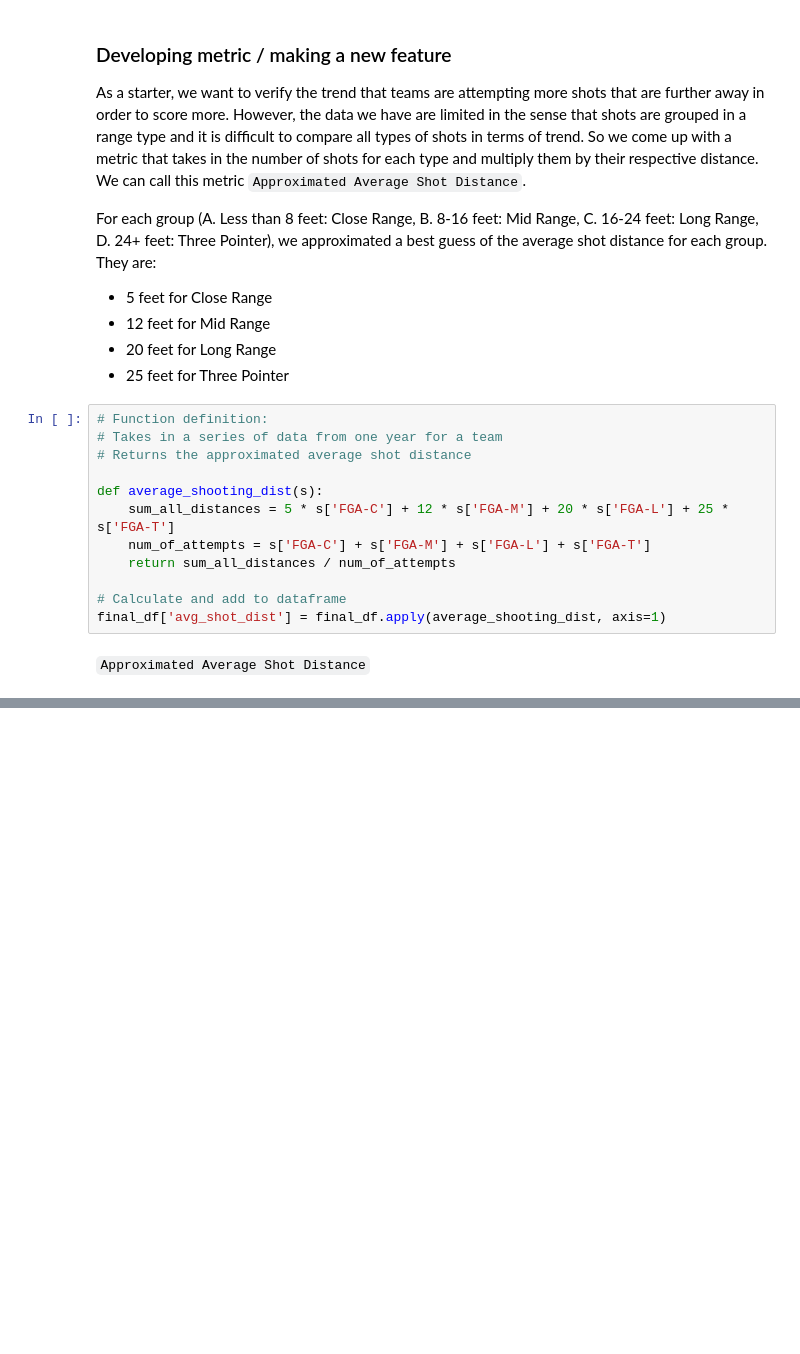
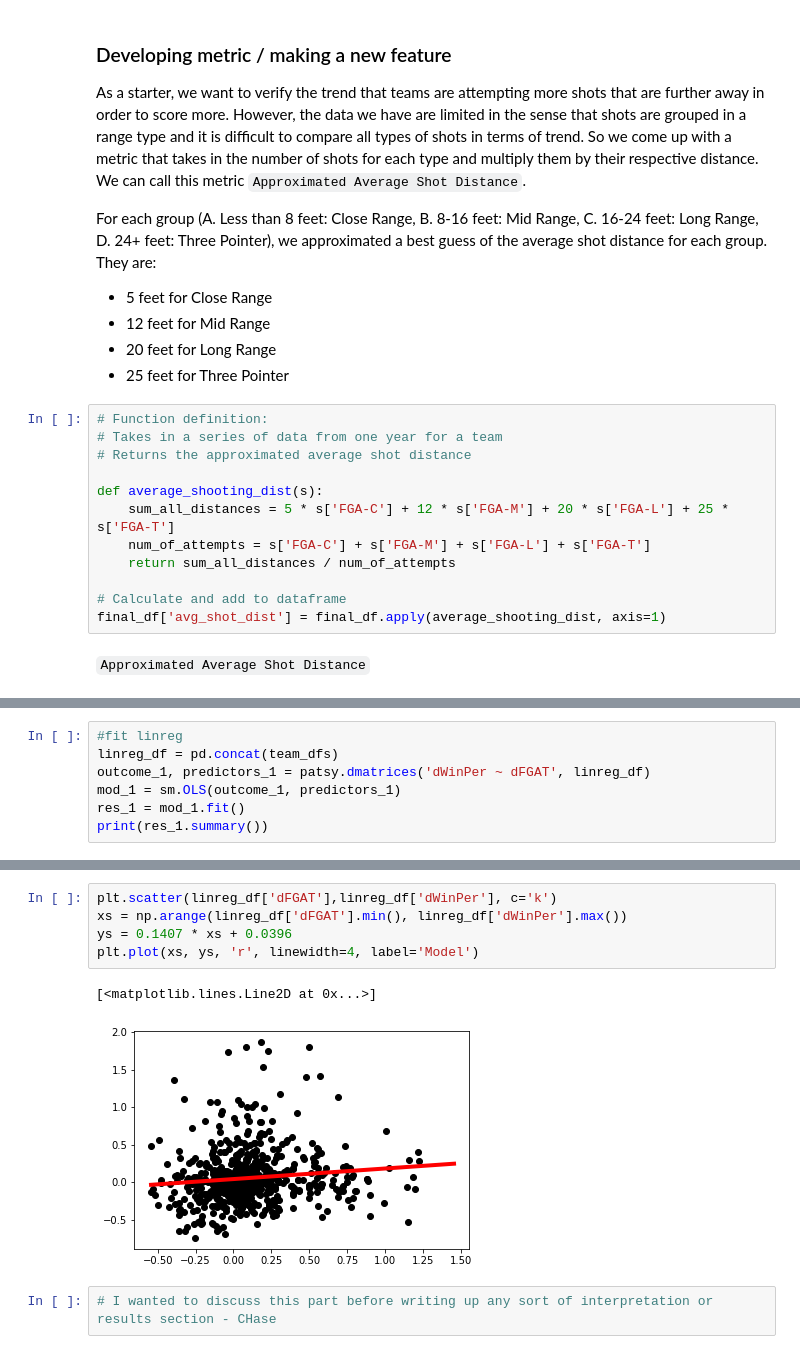
Before and after one commit to easonychang/HotShot-NBAEdition, a Jupyter notebook: Final_Draft.ipynb, the cells around one changed output, grey strips where cells are left out. Saved outputs shown, nothing was run; the diff lists cells and outputs as text; blank space fills up the shorter version.

```diff
--- a/Final_Draft.ipynb
+++ b/Final_Draft.ipynb
@@ -365,0 +507,7 @@ final_df.groupby('YEAR')['avg_shot_dist'].mean().plot(figsize=(9, 4), );
+# %%
+#fit linreg
+linreg_df = pd.concat(team_dfs)
+outcome_1, predictors_1 = patsy.dmatrices('dWinPer ~ dFGAT', linreg_df)
+mod_1 = sm.OLS(outcome_1, predictors_1)
+res_1 = mod_1.fit()
+print(res_1.summary())
@@ -365,0 +532,10 @@ final_df.groupby('YEAR')['avg_shot_dist'].mean().plot(figsize=(9, 4), );
+# %%
+plt.scatter(linreg_df['dFGAT'],linreg_df['dWinPer'], c='k')
+xs = np.arange(linreg_df['dFGAT'].min(), linreg_df['dWinPer'].max())
+ys = 0.1407 * xs + 0.0396
+plt.plot(xs, ys, 'r', linewidth=4, label='Model')
+# %% [output]
+[<matplotlib.lines.Line2D at 0x...>]
+[figure, added]
+# %%
+# I wanted to discuss this part before writing up any sort of interpretation or results section - CHase
```
Also changed, not shown: parts of 23 cells of this notebook.
